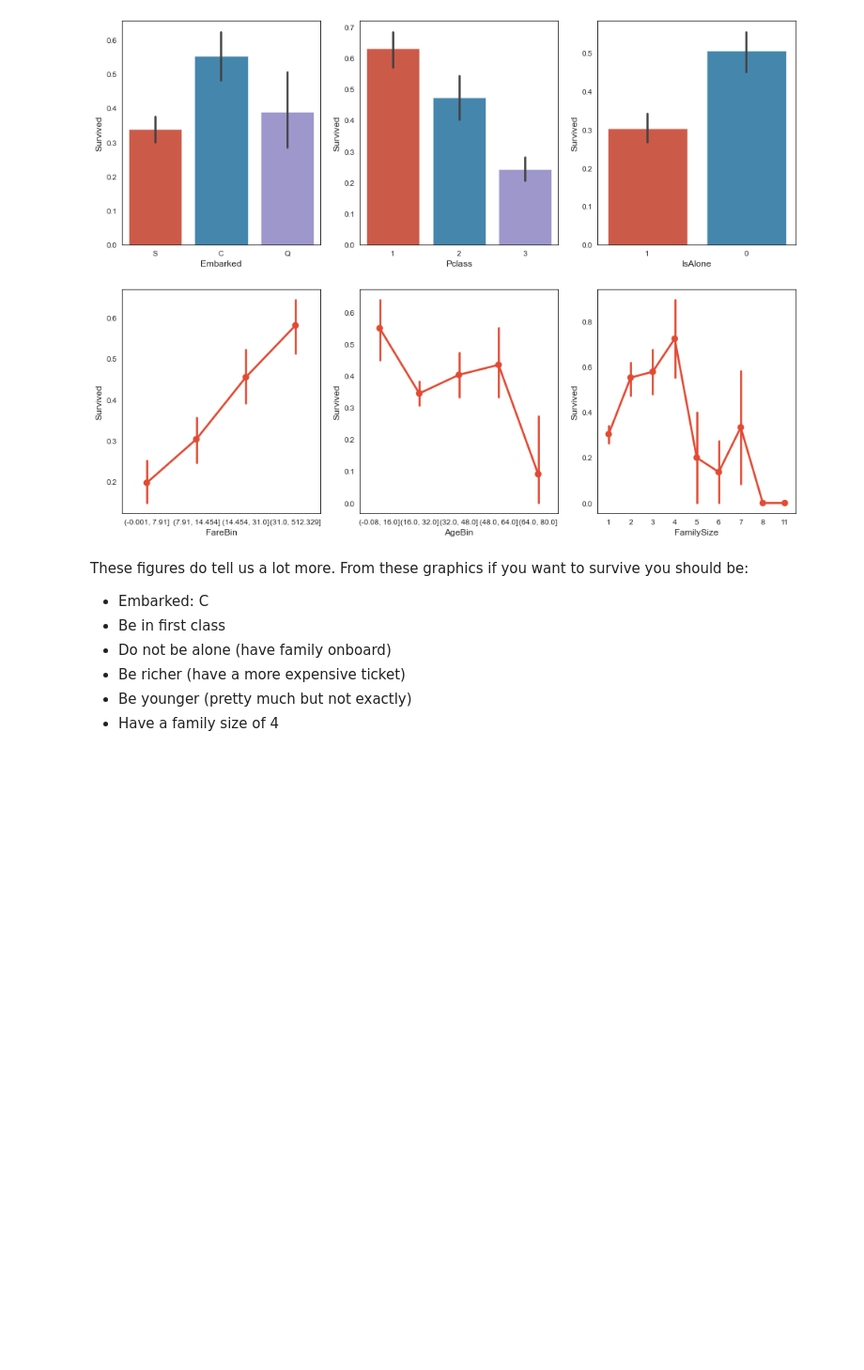
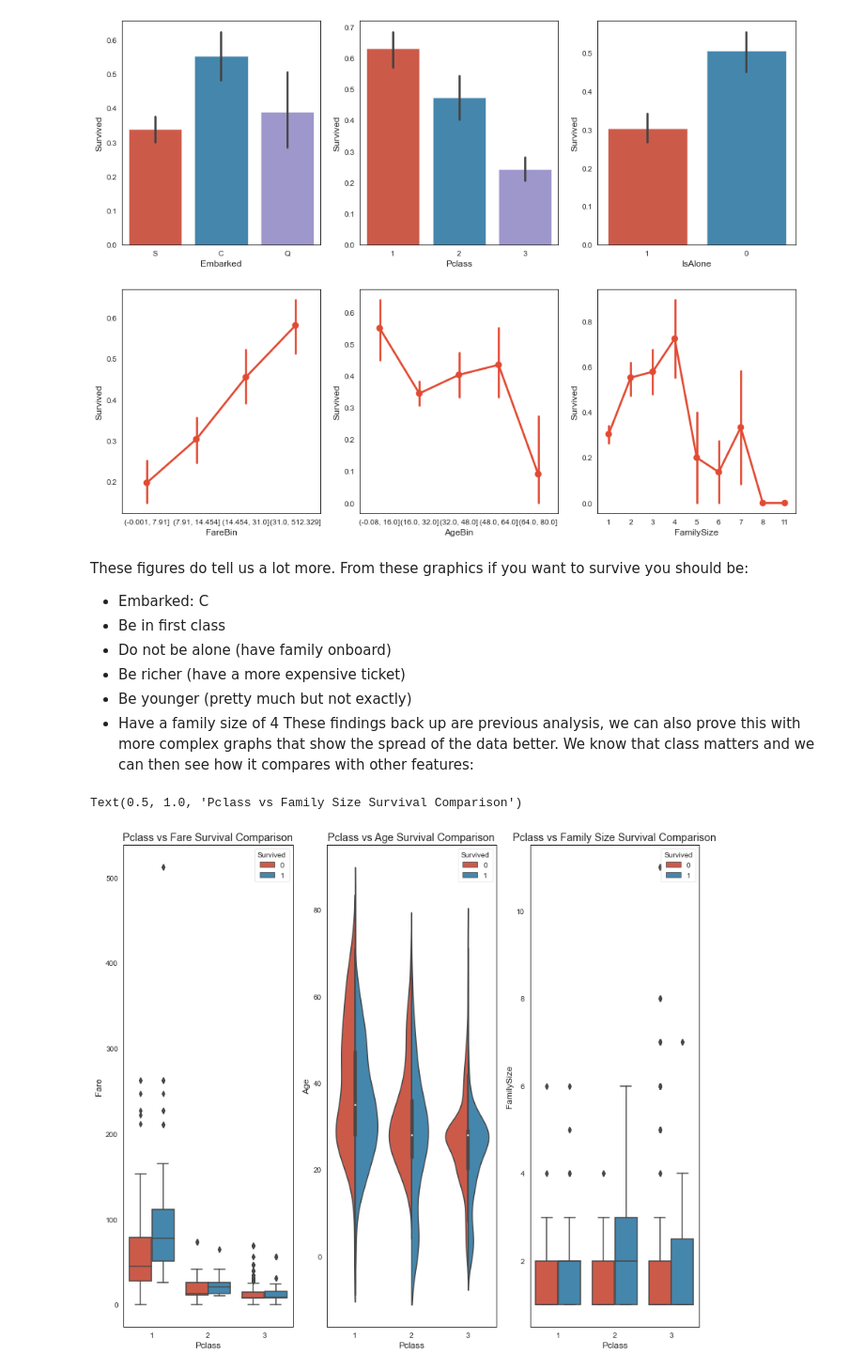
Before and after one commit to wjsavage/kaggle_titanic, a Jupyter notebook: titanic.ipynb, the cells around one changed output. Shown: that part at 94% size. Drawn from its saved outputs; the diff is of its cells as text; code cells hidden in the pictures; blank space fills up the shorter version.

Commit message:
More charts

```diff
--- a/titanic.ipynb
+++ b/titanic.ipynb
@@ -463,3 +463,19 @@ These figures do tell us a lot more. From these graphics if you want to survive
 - Be richer (have a more expensive ticket)
 - Be younger (pretty much but not exactly)
 - Have a family size of 4
+These findings back up are previous analysis, we can also prove this with more complex graphs that show the spread of the data better.
+We know that class matters and we can then see how it compares with other features:
+# %%
+fig, (axis1,axis2,axis3) = plt.subplots(1,3,figsize=(14,12))
+
+sns.boxplot(x = 'Pclass', y = 'Fare', hue = 'Survived', data = data1, ax = axis1)
+axis1.set_title('Pclass vs Fare Survival Comparison')
+
+sns.violinplot(x = 'Pclass', y = 'Age', hue = 'Survived', data = data1, split = True, ax = axis2)
+axis2.set_title('Pclass vs Age Survival Comparison')
+
+sns.boxplot(x = 'Pclass', y ='FamilySize', hue = 'Survived', data = data1, ax = axis3)
+axis3.set_title('Pclass vs Family Size Survival Comparison')
+# %% [output]
+Text(0.5, 1.0, 'Pclass vs Family Size Survival Comparison')
+[figure, added]
```
